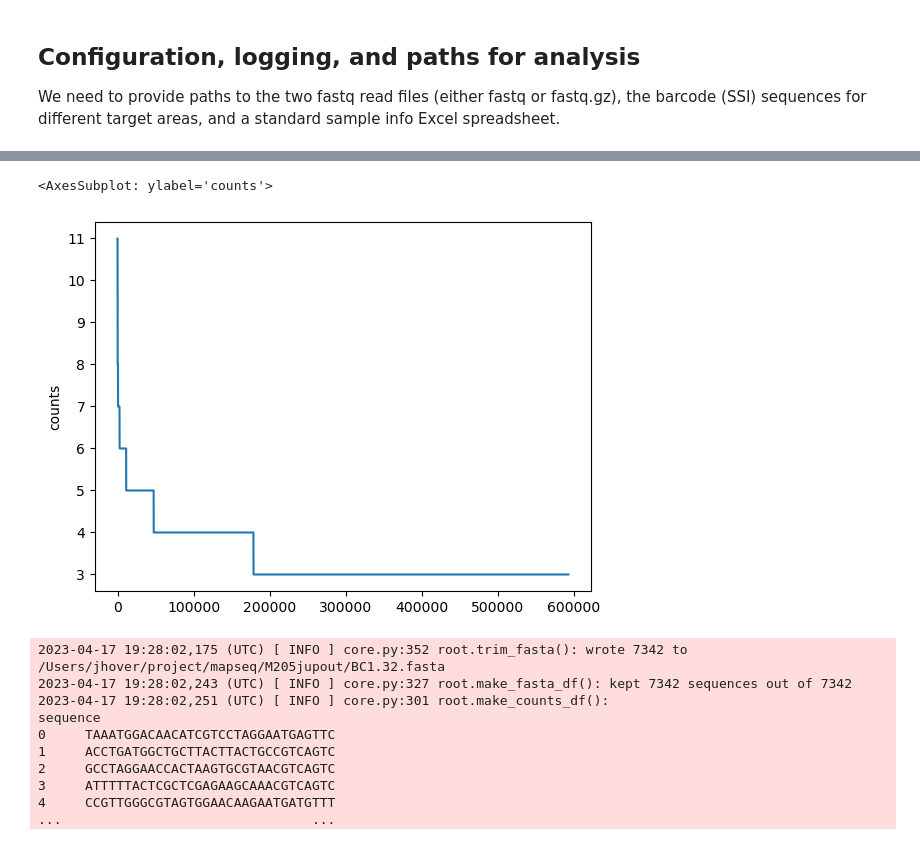
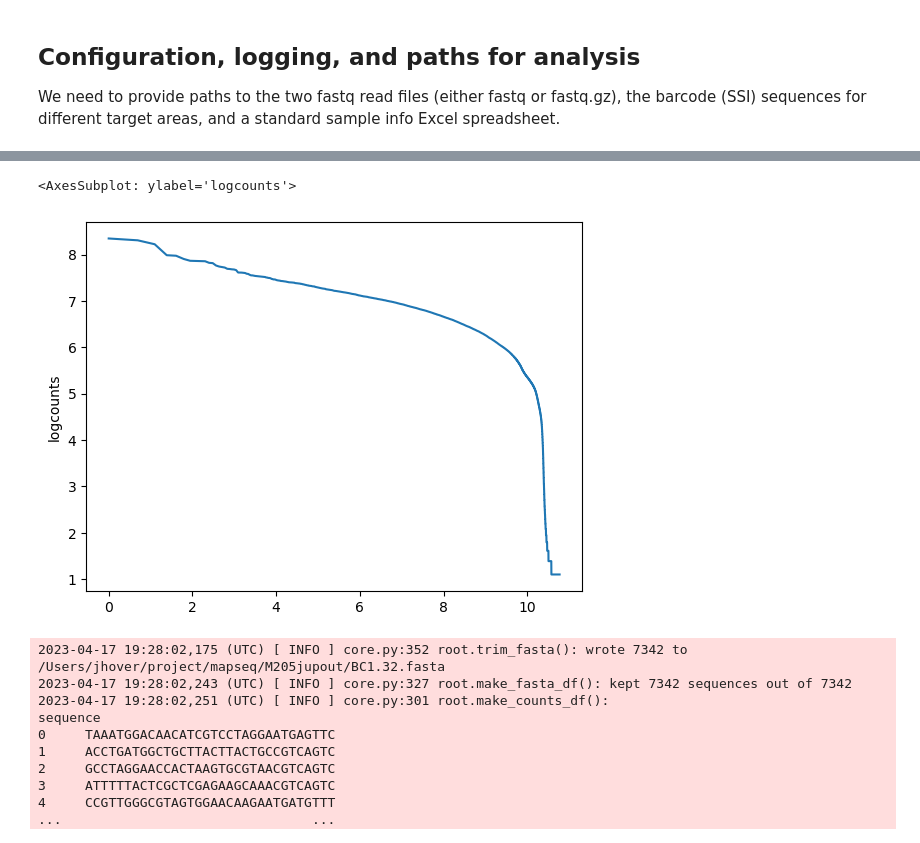
Before and after one commit to ZadorLaboratory/mapseq-processing, a Jupyter notebook: notebooks/MAPseq Analysis.ipynb, the cells around one changed output, grey strips where cells are left out. Drawn from its saved outputs; the diff is of its cells as text; code cells hidden in the pictures.

```diff
--- a/notebooks/MAPseq Analysis.ipynb
+++ b/notebooks/MAPseq Analysis.ipynb
@@ -47,6 +52,7 @@ infiles = [
 sampdf = load_sample_info(cp, sampleinfo)
 # extract list of actually used primers.
 rtlist = list(sampdf.rtprimer.dropna())
+rtlist = [int(x) for x in rtlist]
 # make barcode handler objects
 bcolist = load_barcodes(cp, barcodes, labels=rtlist, outdir=outdir)
 print(len(bcolist))
@@ -54,4 +60,5 @@ sampdf = sampdf[sampdf['rtprimer'].notna()]
 of = f'{outdir}/sampleinfo.tsv'
 sampdf.to_csv(of, sep='\t')
 sampdf
+bcolist
 # %% [output]
@@ -111,7 +117,7 @@ for bch in bcolist:
     seqdf = make_fasta_df(cp, bch.filename)
     cdf = make_counts_df(cp, seqdf, bc_label=bch.label)
     cdflist.append(cdf)
-    if bch.label == 'BC16':
+    if bch.label == 'BC285':
         outcdf = cdf
     threshold = calculate_threshold(cp, cdf)
     tdf = threshold_counts(cp, cdf)
@@ -156,3 +150,4 @@ alldf
 # %%
+outcdf = cdflist[2]
 cdflist
 # %% [output]
@@ -176,2 +171,3 @@ cdflist
 # %%
-outcdf[outcdf.counts > 2]
+outcdf[outcdf.counts > 0]
+outcdf['logcounts'] = np.log(outcdf.counts)
@@ -192,10 +174,10 @@ outcdf[outcdf.counts > 2]
 # %%
 plotdf = outcdf[outcdf.counts > 2]
 #plotdf['logcounts'] = np.log(plotdf.counts)
-sns.lineplot(data=plotdf, x= plotdf.index, y = 'counts')
+sns.lineplot(data=plotdf, x= np.log(plotdf.index), y = 'logcounts')
 # %% [output]
-<AxesSubplot: ylabel='counts'>
+<AxesSubplot: ylabel='logcounts'>
-[figure, old version]
+[figure, new version]
 # %%
 #graph = sns.FacetGrid(alldf, col = 'bc_label', hue='counts', col_wrap = 4, row_order='bc_label')
 #graph.map(sns.lineplot, y="counts")
```
Also changed, not shown: parts of 7 cells of this notebook, 6 other files.
